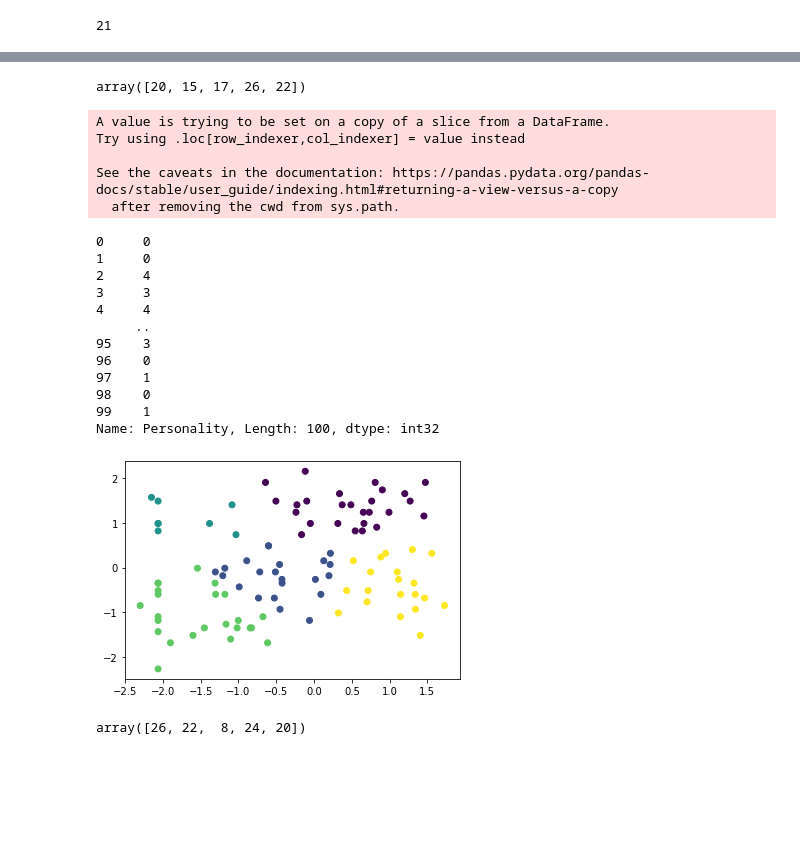
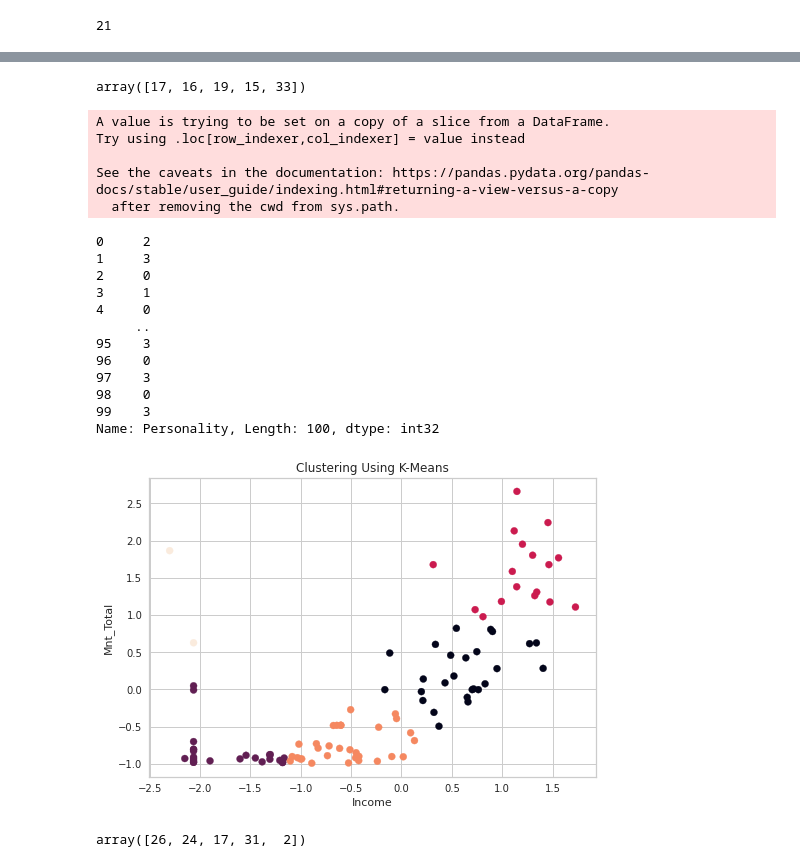
Before and after one commit to KittuPatel/CustomerPersonalityAnalysis, a Jupyter notebook: CustomerPersonalityAnalysis.ipynb, the cells around one changed output, grey strips where cells are left out. Saved outputs shown, nothing was run; the diff lists cells and outputs as text; code cells hidden in the pictures; blank space fills up the shorter version.

```diff
--- a/CustomerPersonalityAnalysis.ipynb
+++ b/CustomerPersonalityAnalysis.ipynb
@@ -641,6 +628,6 @@ import numpy as np
 # Paste your API key below if not using Forge hosted notebooks
 forge.config.set_api_key('F7g5kY9IgYulXkdz')
 # %%
-few=cpa_copy[['Income','Age']]
-few.head()
+few=cpa_copy[['Income','MntTotal']]
+few.head(100)
 # %% [output]
@@ -706,0 +659,18 @@ array([3, 3, 2, 4, 0, 0, 0, 4, 0, 1, 4, 4, 3, 3, 4, 3, 0, 3, 3, 4, 0, 4,
+# %%
+import seaborn as sns
+
+# plt.scatter(points[:,0], points[:,1], c=qlabels)
+# qlabels
+
+#implement QMeans
+qmeans = QMeans(n_clusters=N_CLUSTERS,backend='qcware/gpu_simulator')
+qmeans.fit(points)
+qlabels = qmeans.predict(points)
+
+#plot the clusters
+sns.scatterplot(data=points, x=points[:,0], y=points[:,1], hue=qlabels)
+plt.legend()
+plt.title("Clustering Using Q-Means")
+plt.xlabel("Income")
+plt.ylabel("Mnt_Total")
+plt.show()
@@ -707,36 +679,41 @@ array([3, 3, 2, 4, 0, 0, 0, 4, 0, 1, 4, 4, 3, 3, 4, 3, 0, 3, 3, 4, 0, 4,
 # %%
+#cluster counts of QMeans
 clusterCount = np.bincount(qlabels)
 clusterCount
 # %% [output]
-array([20, 15, 17, 26, 22])
+array([17, 16, 19, 15, 33])
 # %%
 from sklearn.cluster import  KMeans
 clusters = KMeans(n_clusters=5).fit(points)
 new =few.head(100)
 new["Personality"]= clusters.labels_
 plt.scatter(points[:,0], points[:,1], c=new["Personality"])
+plt.title("Clustering Using K-Means")
+plt.xlabel("Income")
+plt.ylabel("Mnt_Total")
 new["Personality"]
 # %% [output]
 A value is trying to be set on a copy of a slice from a DataFrame.
 Try using .loc[row_indexer,col_indexer] = value instead
 
 See the caveats in the documentation: https://pandas.pydata.org/pandas-docs/stable/user_guide/indexing.html#returning-a-view-versus-a-copy
   after removing the cwd from sys.path.
-0     0
-1     0
-2     4
-3     3
-4     4
+0     2
+1     3
+2     0
+3     1
+4     0
      ..
 95    3
 96    0
-97    1
+97    3
 98    0
-99    1
+99    3
 Name: Personality, Length: 100, dtype: int32
-[figure, old version]
+[figure, new version]
 # %%
+#cluster counts of K-Means
 clusterCount = np.bincount(new["Personality"])
 clusterCount
 # %% [output]
-array([26, 22,  8, 24, 20])
+array([26, 24, 17, 31,  2])
```
Also changed, not shown: parts of 33 cells of this notebook.
